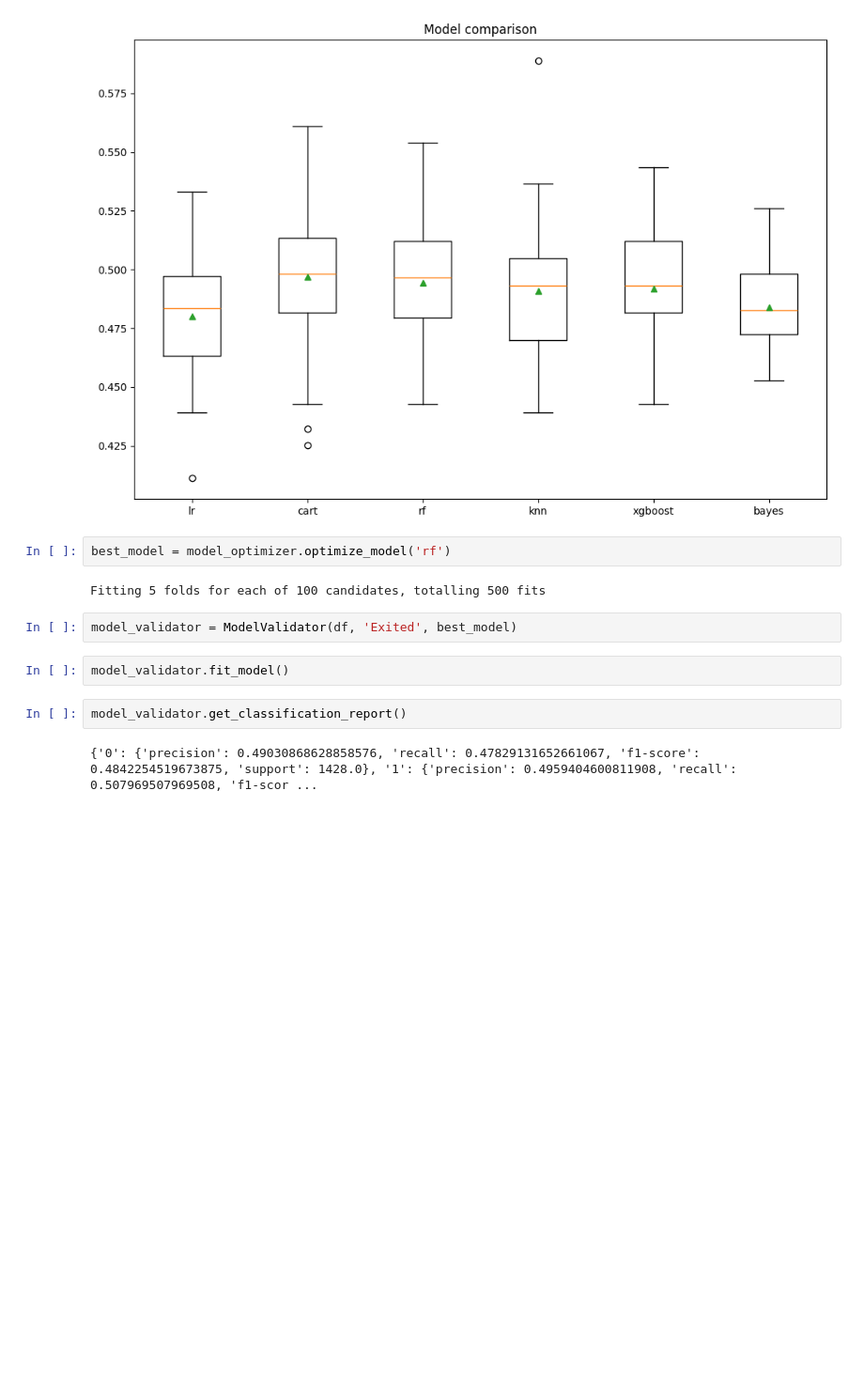
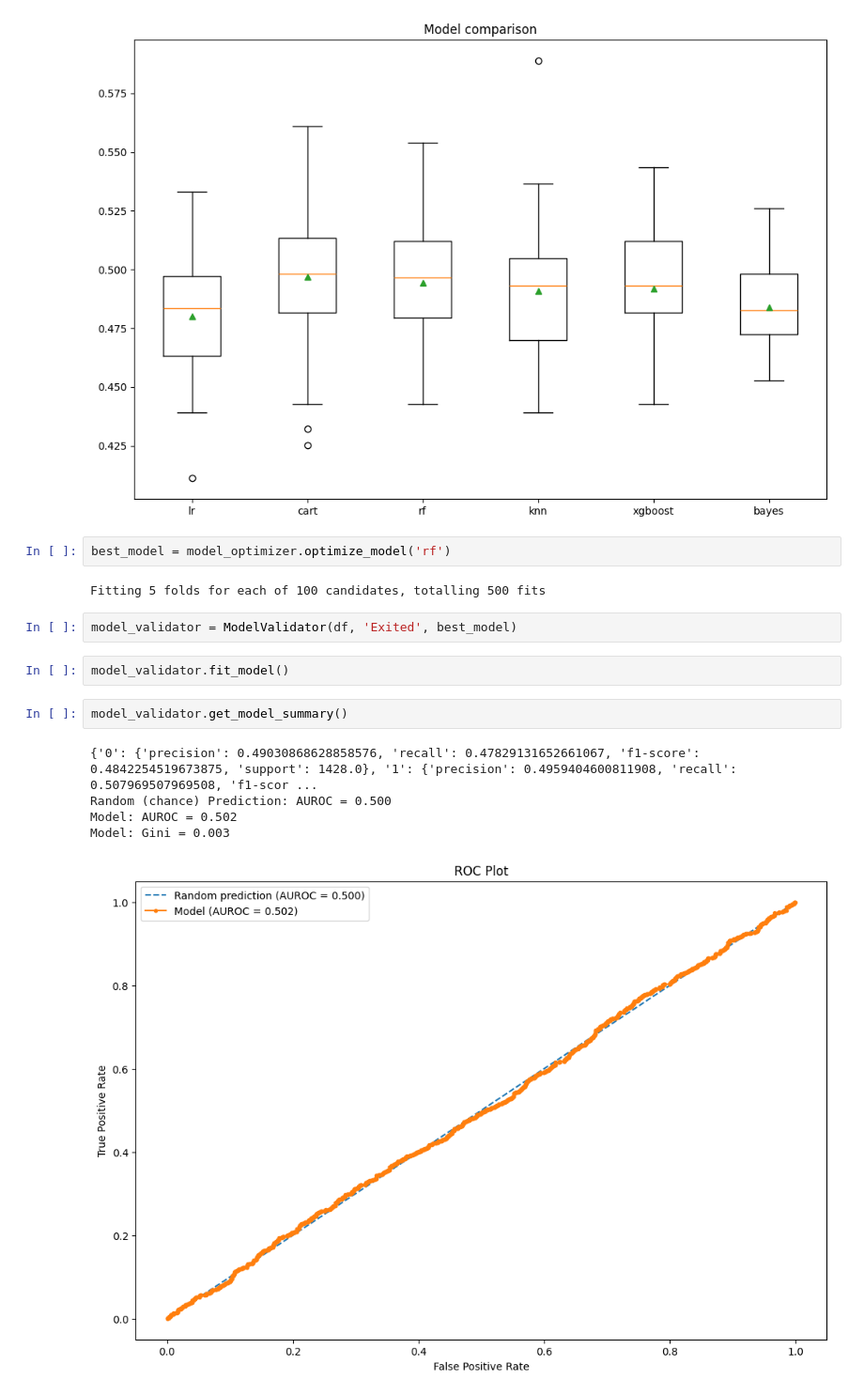
Before and after one commit to KacWNK/AUTOCHURN, a Jupyter notebook: test.ipynb, the cells around one changed output. Shown: that part at 94% size. Cells and saved outputs as stored; diff of their text form; blank space fills up the shorter version.

```diff
--- a/test.ipynb
+++ b/test.ipynb
@@ -53,6 +53,10 @@ model_validator = ModelValidator(df, 'Exited', best_model)
 # %%
 model_validator.fit_model()
 # %%
-model_validator.get_classification_report()
+model_validator.get_model_summary()
 # %% [output]
 {'0': {'precision': 0.49030868628858576, 'recall': 0.47829131652661067, 'f1-score': 0.4842254519673875, 'support': 1428.0}, '1': {'precision': 0.4959404600811908, 'recall': 0.507969507969508, 'f1-scor ...
+Random (chance) Prediction: AUROC = 0.500
+Model: AUROC = 0.502
+Model: Gini = 0.003
+[figure, added]
```
Also changed, not shown: 1 other file.
